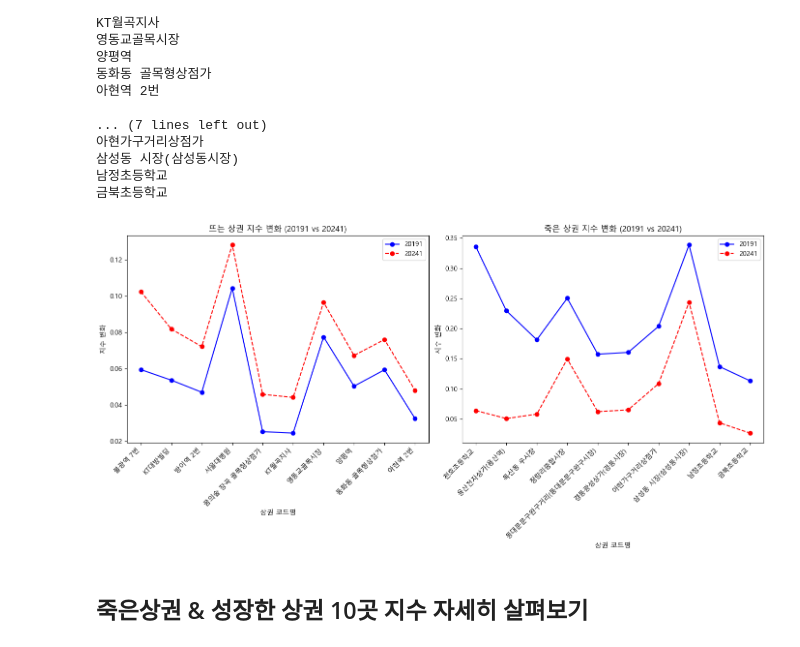
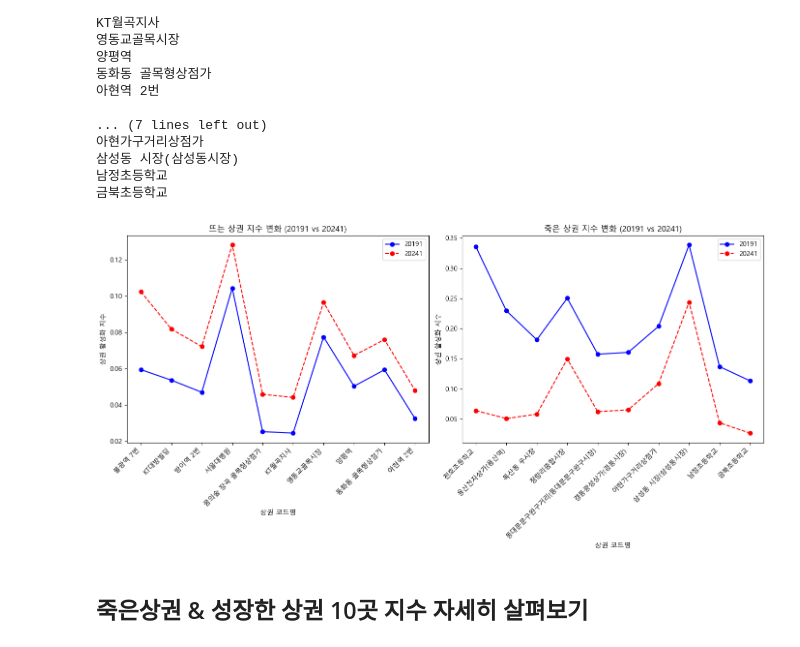
Before and after one commit to p-garden/-, a Jupyter notebook: 상권분석.ipynb, the cells around one changed output. Drawn from its saved outputs; the diff is of its cells as text; code cells hidden in the pictures.

```diff
--- a/상권분석.ipynb
+++ b/상권분석.ipynb
@@ -553,36 +557,36 @@ import matplotlib.pyplot as plt
 import matplotlib.font_manager as fm
 
 # 한글 폰트 설정
 plt.rcParams['font.family'] = 'Malgun Gothic'
 plt.rcParams['axes.unicode_minus'] = False  # 마이너스 기호 깨짐 방지
 
 # 상위 10개 선 그래프
 plt.figure(figsize=(14, 7))
 
 # 상위 10개
 plt.subplot(1, 2, 1)
 plt.plot(top_10['상권_코드_명'], top_10[20191], marker='o', linestyle='-', color='blue', label='20191')
 plt.plot(top_10['상권_코드_명'], top_10[20241], marker='o', linestyle='--', color='red', label='20241')
 plt.xlabel('상권 코드명')
-plt.ylabel('지수 변화')
+plt.ylabel('상권 활성화 지수')
 plt.title('뜨는 상권 지수 변화 (20191 vs 20241)')
 plt.xticks(rotation=45, ha='right')
 plt.legend()
 
 # 하위 10개
 plt.subplot(1, 2, 2)
 plt.plot(bottom_10['상권_코드_명'], bottom_10[20191], marker='o', linestyle='-', color='blue', label='20191')
 plt.plot(bottom_10['상권_코드_명'], bottom_10[20241], marker='o', linestyle='--', color='red', label='20241')
 plt.xlabel('상권 코드명')
-plt.ylabel('지수 변화')
+plt.ylabel('상권 활성화 지수')
 plt.title('죽은 상권 지수 변화 (20191 vs 20241)')
 plt.xticks(rotation=45, ha='right')
 plt.legend()
 
 plt.tight_layout()
 plt.show()
 # %% [output]
-[figure, old version]
+[figure, new version]
 # %% [markdown]
 ## 죽은상권 & 성장한 상권 10곳 지수 자세히 살펴보기
 # %% [markdown]
```
Also changed, not shown: parts of 3 cells of this notebook, 1 other file.
